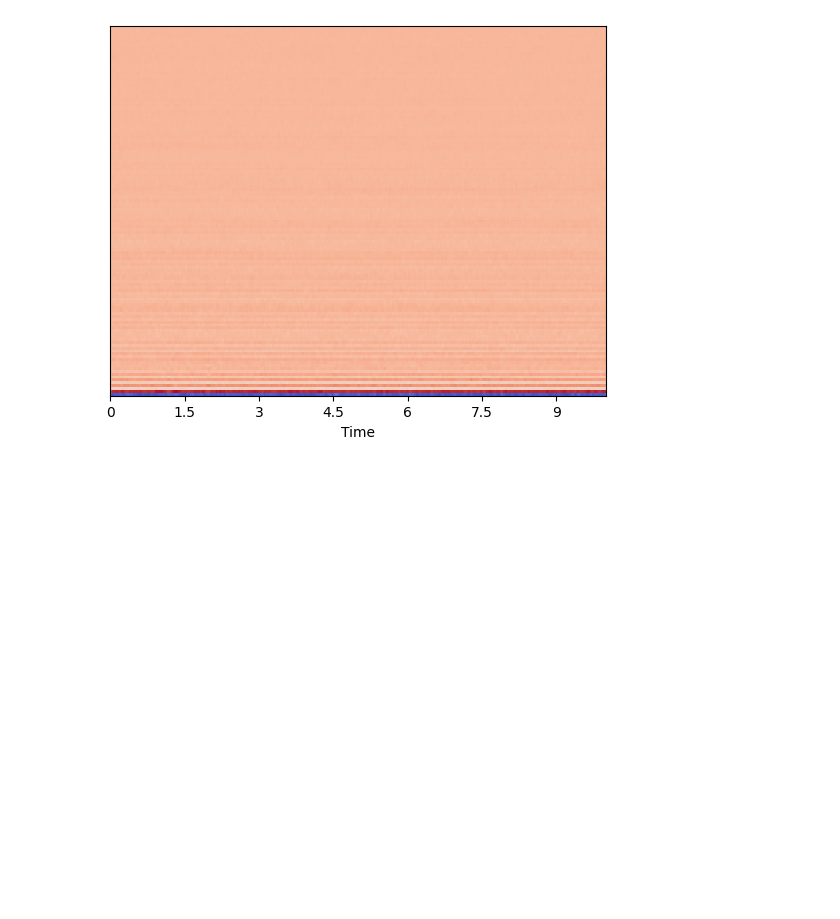
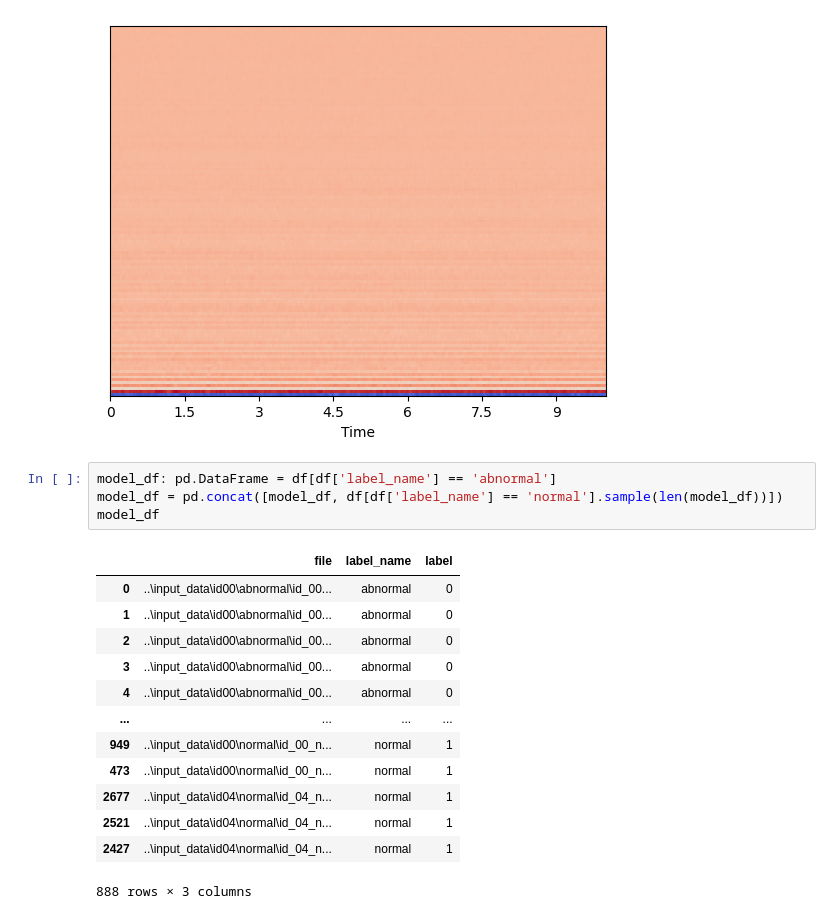
Before and after one commit to AnthonyVall/USSI67, a Jupyter notebook: src/notebook.ipynb, the cells around one changed output. Saved outputs shown, nothing was run; the diff lists cells and outputs as text; blank space fills up the shorter version.

```diff
--- a/src/notebook.ipynb
+++ b/src/notebook.ipynb
@@ -116,4 +118,22 @@ librosa.display.specshow(test_mfcc, sr=sample_rate, x_axis='time')
 # %% [output]
 <matplotlib.collections.QuadMesh at 0x...>
 [figure]
+# %%
+model_df: pd.DataFrame = df[df['label_name'] == 'abnormal']
+model_df = pd.concat([model_df, df[df['label_name'] == 'normal'].sample(len(model_df))])
+model_df
+# %% [output]
+|  | file | label_name | label |
+| 0 | ..\input_data\id00\abnormal\id_00... | abnormal | 0 |
+| 1 | ..\input_data\id00\abnormal\id_00... | abnormal | 0 |
+| 2 | ..\input_data\id00\abnormal\id_00... | abnormal | 0 |
+| 3 | ..\input_data\id00\abnormal\id_00... | abnormal | 0 |
+| 4 | ..\input_data\id00\abnormal\id_00... | abnormal | 0 |
+| ... | ... | ... | ... |
+| 949 | ..\input_data\id00\normal\id_00_n... | normal | 1 |
+| 473 | ..\input_data\id00\normal\id_00_n... | normal | 1 |
+| 2677 | ..\input_data\id04\normal\id_04_n... | normal | 1 |
+| 2521 | ..\input_data\id04\normal\id_04_n... | normal | 1 |
+| 2427 | ..\input_data\id04\normal\id_04_n... | normal | 1 |
+888 rows × 3 columns
 # %%
```
Also changed, not shown: parts of 11 cells of this notebook.
